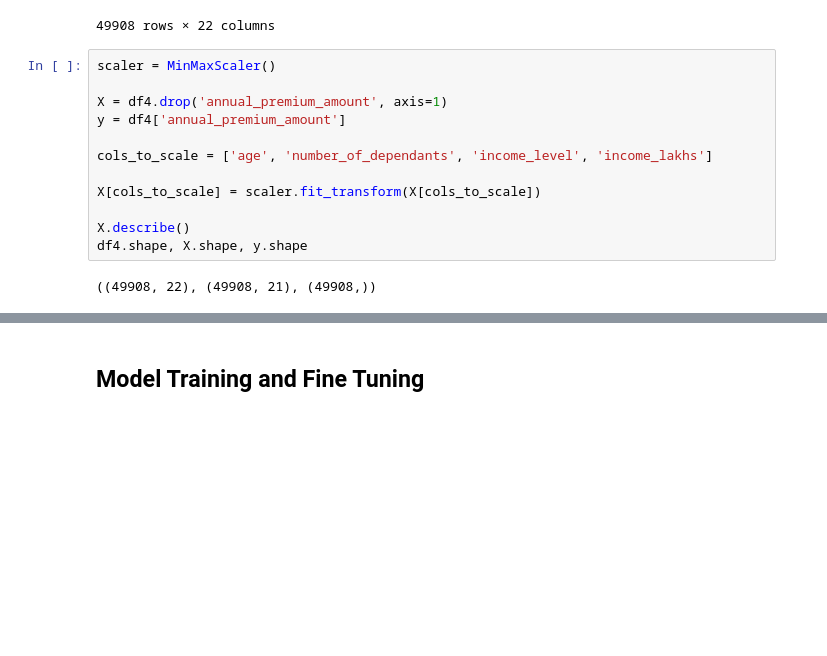
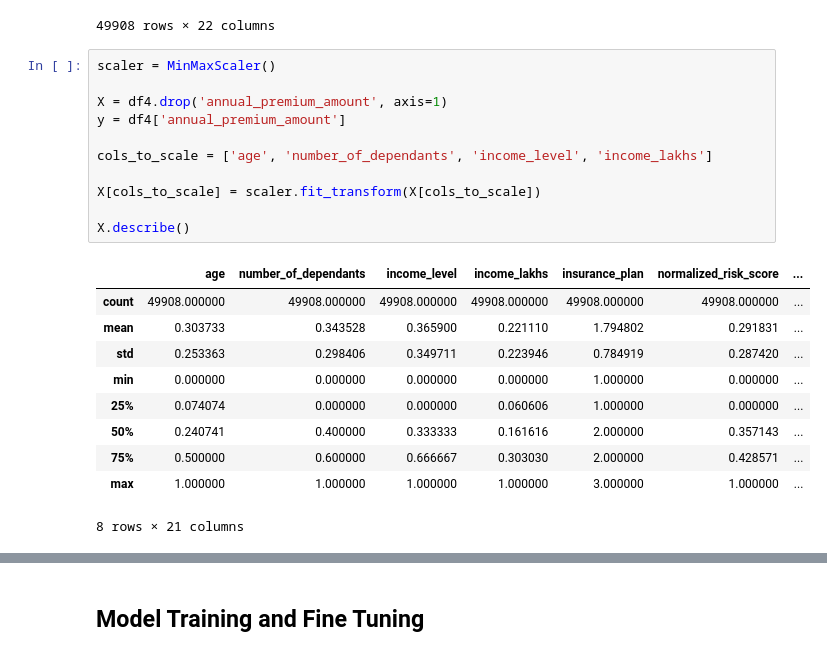
Before and after one commit to sameerdiwse/CareCostPredictor, a Jupyter notebook: CareCostPredictor.ipynb, the cells around one changed output, grey strips where cells are left out. Saved outputs shown, nothing was run; the diff lists cells and outputs as text; blank space fills up the shorter version.

```diff
--- a/CareCostPredictor.ipynb
+++ b/CareCostPredictor.ipynb
@@ -326,17 +327,25 @@ df4
 # %%
 scaler = MinMaxScaler()
 
 X = df4.drop('annual_premium_amount', axis=1)
 y = df4['annual_premium_amount']
 
 cols_to_scale = ['age', 'number_of_dependants', 'income_level', 'income_lakhs']
 
 X[cols_to_scale] = scaler.fit_transform(X[cols_to_scale])
 
 X.describe()
-df4.shape, X.shape, y.shape
 # %% [output]
+|  | age | number_of_dependants | income_level | income_lakhs | insurance_plan | normalized_risk_score | ... |
+| count | 49908.000000 | 49908.000000 | 49908.000000 | 49908.000000 | 49908.000000 | 49908.000000 | ... |
+| mean | 0.303733 | 0.343528 | 0.365900 | 0.221110 | 1.794802 | 0.291831 | ... |
+| std | 0.253363 | 0.298406 | 0.349711 | 0.223946 | 0.784919 | 0.287420 | ... |
+| min | 0.000000 | 0.000000 | 0.000000 | 0.000000 | 1.000000 | 0.000000 | ... |
+| 25% | 0.074074 | 0.000000 | 0.000000 | 0.060606 | 1.000000 | 0.000000 | ... |
+| 50% | 0.240741 | 0.400000 | 0.333333 | 0.161616 | 2.000000 | 0.357143 | ... |
+| 75% | 0.500000 | 0.600000 | 0.666667 | 0.303030 | 2.000000 | 0.428571 | ... |
+| max | 1.000000 | 1.000000 | 1.000000 | 1.000000 | 3.000000 | 1.000000 | ... |
-((49908, 22), (49908, 21), (49908,))
+8 rows × 21 columns
 # %%
 # 'income_level' and 'income_lakhs' seems to have higher VIF, we can drop those columns
 
```
Also changed, not shown: parts of 7 cells of this notebook.
